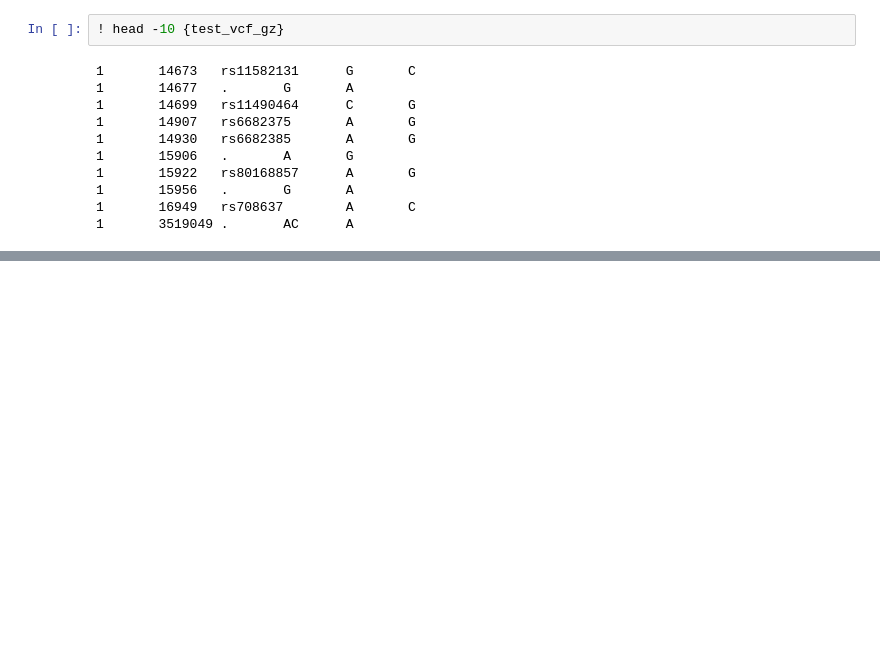
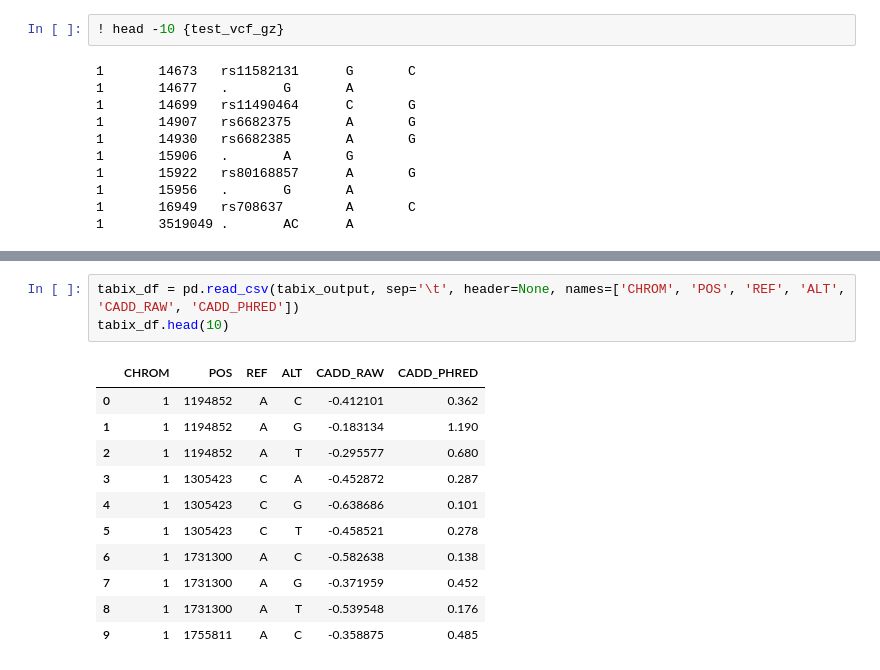
Before and after one commit to dansimancas/kipoi-cadd, a Jupyter notebook: src/01_retrain-cadd/16_Compare_predictions.ipynb, the cells around one changed output, grey strips where cells are left out. Cells and saved outputs as stored; diff of their text form; blank space fills up the shorter version.

```diff
--- a/src/01_retrain-cadd/16_Compare_predictions.ipynb
+++ b/src/01_retrain-cadd/16_Compare_predictions.ipynb
@@ -153,0 +232,15 @@ len(header_info.split("|"))
+# %%
+tabix_df = pd.read_csv(tabix_output, sep='\t', header=None, names=['CHROM', 'POS', 'REF', 'ALT', 'CADD_RAW', 'CADD_PHRED'])
+tabix_df.head(10)
+# %% [output]
+|  | CHROM | POS | REF | ALT | CADD_RAW | CADD_PHRED |
+| 0 | 1 | 1194852 | A | C | -0.412101 | 0.362 |
+| 1 | 1 | 1194852 | A | G | -0.183134 | 1.190 |
+| 2 | 1 | 1194852 | A | T | -0.295577 | 0.680 |
+| 3 | 1 | 1305423 | C | A | -0.452872 | 0.287 |
+| 4 | 1 | 1305423 | C | G | -0.638686 | 0.101 |
+| 5 | 1 | 1305423 | C | T | -0.458521 | 0.278 |
+| 6 | 1 | 1731300 | A | C | -0.582638 | 0.138 |
+| 7 | 1 | 1731300 | A | G | -0.371959 | 0.452 |
+| 8 | 1 | 1731300 | A | T | -0.539548 | 0.176 |
+| 9 | 1 | 1755811 | A | C | -0.358875 | 0.485 |
```
Also changed, not shown: parts of 37 cells of this notebook, 4 other files.
